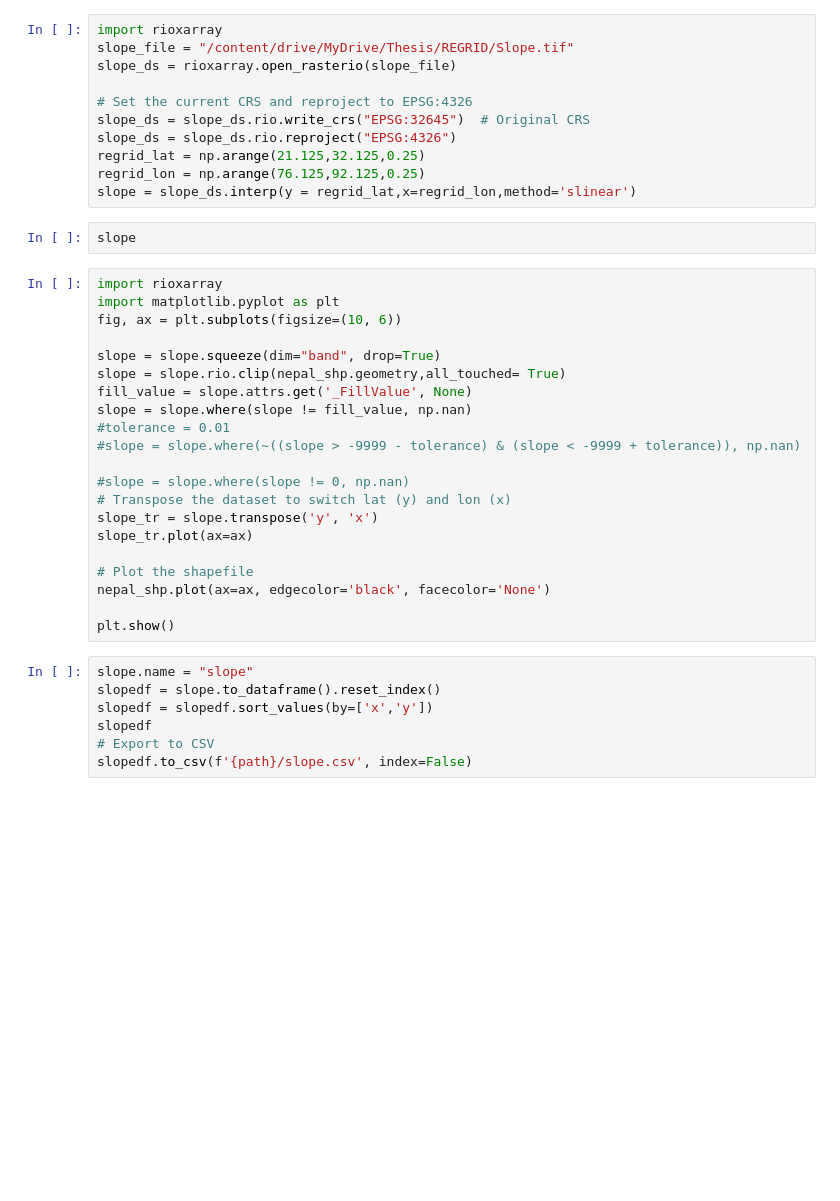
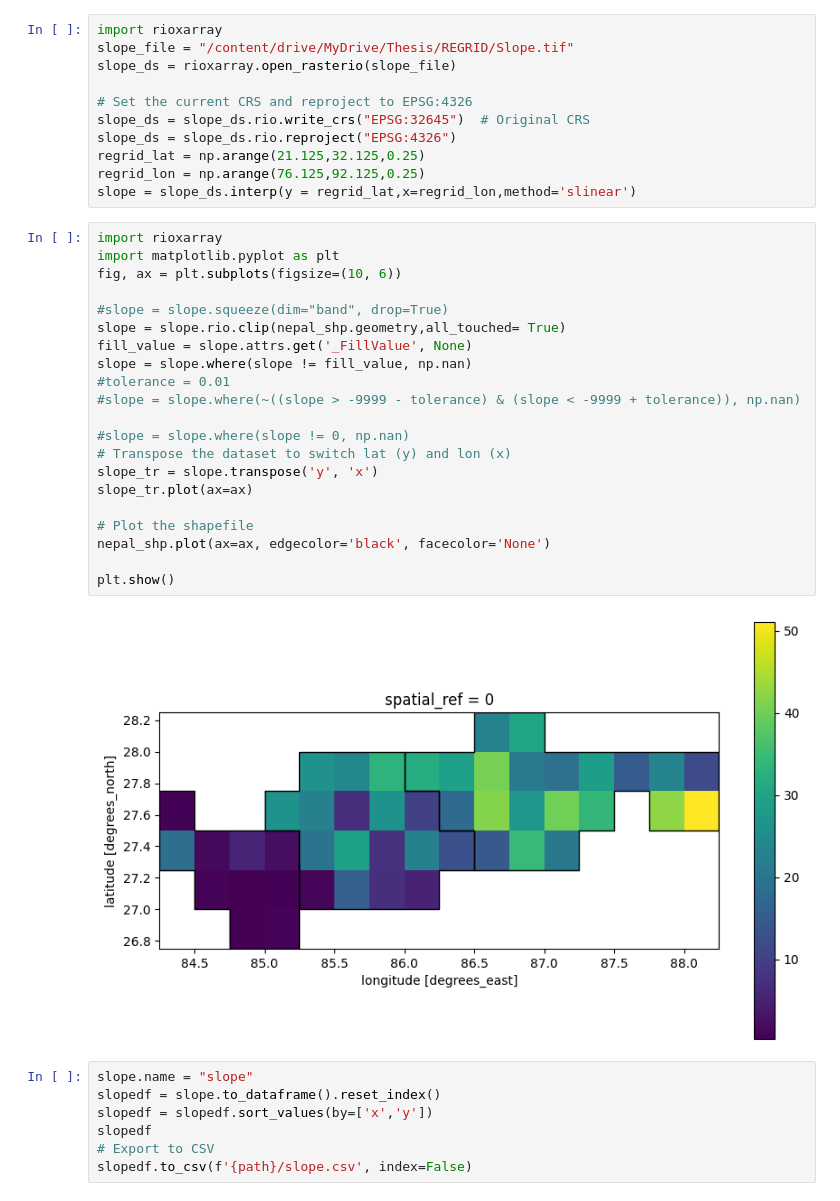
Before and after one commit to AshHydroCoder/GRACE-Downscaler, a Jupyter notebook: Making_raw_files_for_RFM.ipynb, the cells around one changed output. Cells and saved outputs as stored; diff of their text form; blank space fills up the shorter version.

```diff
--- a/Making_raw_files_for_RFM.ipynb
+++ b/Making_raw_files_for_RFM.ipynb
@@ -474,29 +474,29 @@ slope_ds = slope_ds.rio.reproject("EPSG:4326")
 regrid_lat = np.arange(21.125,32.125,0.25)
 regrid_lon = np.arange(76.125,92.125,0.25)
 slope = slope_ds.interp(y = regrid_lat,x=regrid_lon,method='slinear')
-# %%
-slope
 # %%
 import rioxarray
 import matplotlib.pyplot as plt
 fig, ax = plt.subplots(figsize=(10, 6))
 
-slope = slope.squeeze(dim="band", drop=True)
+#slope = slope.squeeze(dim="band", drop=True)
 slope = slope.rio.clip(nepal_shp.geometry,all_touched= True)
 fill_value = slope.attrs.get('_FillValue', None)
 slope = slope.where(slope != fill_value, np.nan)
 #tolerance = 0.01
 #slope = slope.where(~((slope > -9999 - tolerance) & (slope < -9999 + tolerance)), np.nan)
 
 #slope = slope.where(slope != 0, np.nan)
 # Transpose the dataset to switch lat (y) and lon (x)
 slope_tr = slope.transpose('y', 'x')
 slope_tr.plot(ax=ax)
 
 # Plot the shapefile
 nepal_shp.plot(ax=ax, edgecolor='black', facecolor='None')
 
 plt.show()
+# %% [output]
+[figure, added]
 # %%
 slope.name = "slope"
 slopedf = slope.to_dataframe().reset_index()
```
Also changed, not shown: parts of 2 cells of this notebook.
